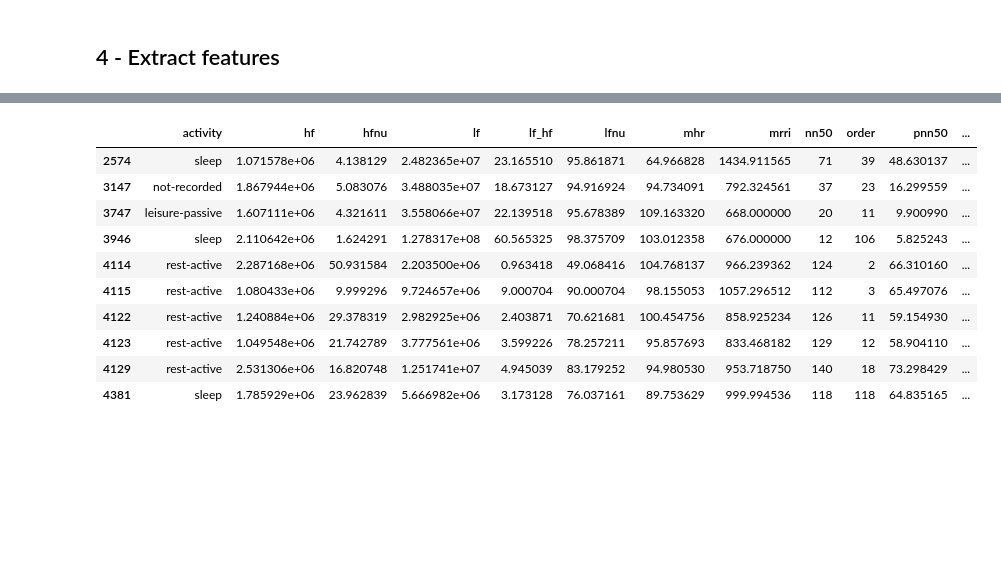
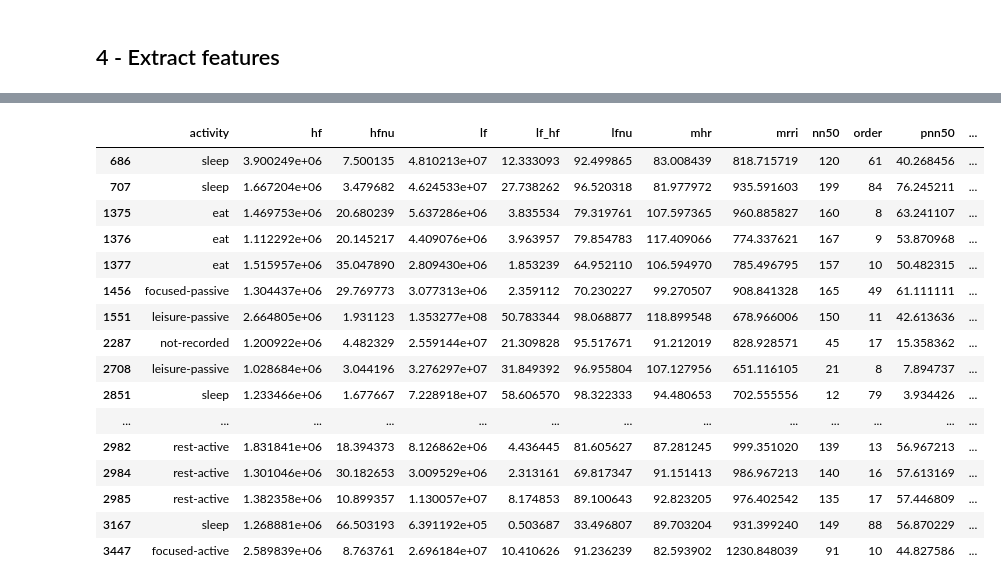
Before and after one commit to jucc/HeRV_analysis, a Jupyter notebook: HeRV_pipeline.ipynb, the cells around one changed output, grey strips where cells are left out. Cells and saved outputs as stored; diff of their text form; code cells hidden in the pictures; blank space fills up the shorter version.

```diff
--- a/HeRV_pipeline.ipynb
+++ b/HeRV_pipeline.ipynb
@@ -116,16 +116,22 @@ pdf.describe()
 # %%
 pdf.to_excel(PRE_PATH+'/'+'df_'+str(crop)+'_'+str(duration)+'.xlsx')
 # %%
-pdf.loc[pdf.hf > 1000000].loc[pdf.user != 0]
+pdf.loc[pdf.hf > 1000000]
 # %% [output]
 |  | activity | hf | hfnu | lf | lf_hf | lfnu | mhr | mrri | nn50 | order | pnn50 | ... |
-| 2574 | sleep | 1.071578e+06 | 4.138129 | 2.482365e+07 | 23.165510 | 95.861871 | 64.966828 | 1434.911565 | 71 | 39 | 48.630137 | ... |
-| 3147 | not-recorded | 1.867944e+06 | 5.083076 | 3.488035e+07 | 18.673127 | 94.916924 | 94.734091 | 792.324561 | 37 | 23 | 16.299559 | ... |
-| 3747 | leisure-passive | 1.607111e+06 | 4.321611 | 3.558066e+07 | 22.139518 | 95.678389 | 109.163320 | 668.000000 | 20 | 11 | 9.900990 | ... |
-| 3946 | sleep | 2.110642e+06 | 1.624291 | 1.278317e+08 | 60.565325 | 98.375709 | 103.012358 | 676.000000 | 12 | 106 | 5.825243 | ... |
-| 4114 | rest-active | 2.287168e+06 | 50.931584 | 2.203500e+06 | 0.963418 | 49.068416 | 104.768137 | 966.239362 | 124 | 2 | 66.310160 | ... |
-| 4115 | rest-active | 1.080433e+06 | 9.999296 | 9.724657e+06 | 9.000704 | 90.000704 | 98.155053 | 1057.296512 | 112 | 3 | 65.497076 | ... |
-| 4122 | rest-active | 1.240884e+06 | 29.378319 | 2.982925e+06 | 2.403871 | 70.621681 | 100.454756 | 858.925234 | 126 | 11 | 59.154930 | ... |
-| 4123 | rest-active | 1.049548e+06 | 21.742789 | 3.777561e+06 | 3.599226 | 78.257211 | 95.857693 | 833.468182 | 129 | 12 | 58.904110 | ... |
-| 4129 | rest-active | 2.531306e+06 | 16.820748 | 1.251741e+07 | 4.945039 | 83.179252 | 94.980530 | 953.718750 | 140 | 18 | 73.298429 | ... |
-| 4381 | sleep | 1.785929e+06 | 23.962839 | 5.666982e+06 | 3.173128 | 76.037161 | 89.753629 | 999.994536 | 118 | 118 | 64.835165 | ... |
+| 686 | sleep | 3.900249e+06 | 7.500135 | 4.810213e+07 | 12.333093 | 92.499865 | 83.008439 | 818.715719 | 120 | 61 | 40.268456 | ... |
+| 707 | sleep | 1.667204e+06 | 3.479682 | 4.624533e+07 | 27.738262 | 96.520318 | 81.977972 | 935.591603 | 199 | 84 | 76.245211 | ... |
+| 1375 | eat | 1.469753e+06 | 20.680239 | 5.637286e+06 | 3.835534 | 79.319761 | 107.597365 | 960.885827 | 160 | 8 | 63.241107 | ... |
+| 1376 | eat | 1.112292e+06 | 20.145217 | 4.409076e+06 | 3.963957 | 79.854783 | 117.409066 | 774.337621 | 167 | 9 | 53.870968 | ... |
+| 1377 | eat | 1.515957e+06 | 35.047890 | 2.809430e+06 | 1.853239 | 64.952110 | 106.594970 | 785.496795 | 157 | 10 | 50.482315 | ... |
+| 1456 | focused-passive | 1.304437e+06 | 29.769773 | 3.077313e+06 | 2.359112 | 70.230227 | 99.270507 | 908.841328 | 165 | 49 | 61.111111 | ... |
+| 1551 | leisure-passive | 2.664805e+06 | 1.931123 | 1.353277e+08 | 50.783344 | 98.068877 | 118.899548 | 678.966006 | 150 | 11 | 42.613636 | ... |
+| 2287 | not-recorded | 1.200922e+06 | 4.482329 | 2.559144e+07 | 21.309828 | 95.517671 | 91.212019 | 828.928571 | 45 | 17 | 15.358362 | ... |
+| 2708 | leisure-passive | 1.028684e+06 | 3.044196 | 3.276297e+07 | 31.849392 | 96.955804 | 107.127956 | 651.116105 | 21 | 8 | 7.894737 | ... |
+| 2851 | sleep | 1.233466e+06 | 1.677667 | 7.228918e+07 | 58.606570 | 98.322333 | 94.480653 | 702.555556 | 12 | 79 | 3.934426 | ... |
+| ... | ... | ... | ... | ... | ... | ... | ... | ... | ... | ... | ... | ... |
+| 2982 | rest-active | 1.831841e+06 | 18.394373 | 8.126862e+06 | 4.436445 | 81.605627 | 87.281245 | 999.351020 | 139 | 13 | 56.967213 | ... |
+| 2984 | rest-active | 1.301046e+06 | 30.182653 | 3.009529e+06 | 2.313161 | 69.817347 | 91.151413 | 986.967213 | 140 | 16 | 57.613169 | ... |
+| 2985 | rest-active | 1.382358e+06 | 10.899357 | 1.130057e+07 | 8.174853 | 89.100643 | 92.823205 | 976.402542 | 135 | 17 | 57.446809 | ... |
+| 3167 | sleep | 1.268881e+06 | 66.503193 | 6.391192e+05 | 0.503687 | 33.496807 | 89.703204 | 931.399240 | 149 | 88 | 56.870229 | ... |
+| 3447 | focused-active | 2.589839e+06 | 8.763761 | 2.696184e+07 | 10.410626 | 91.236239 | 82.593902 | 1230.848039 | 91 | 10 | 44.827586 | ... |
```
Also changed, not shown: parts of 7 cells of this notebook, 2 other files.
